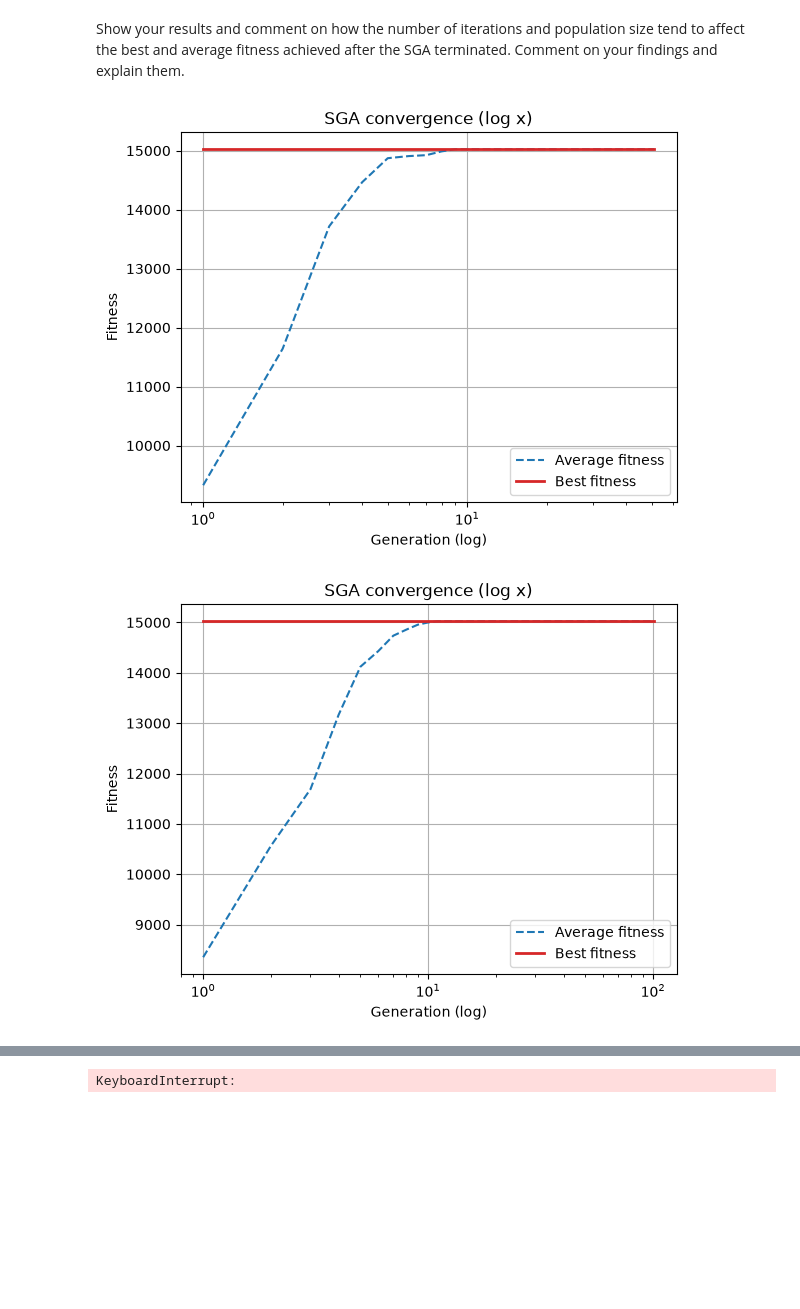
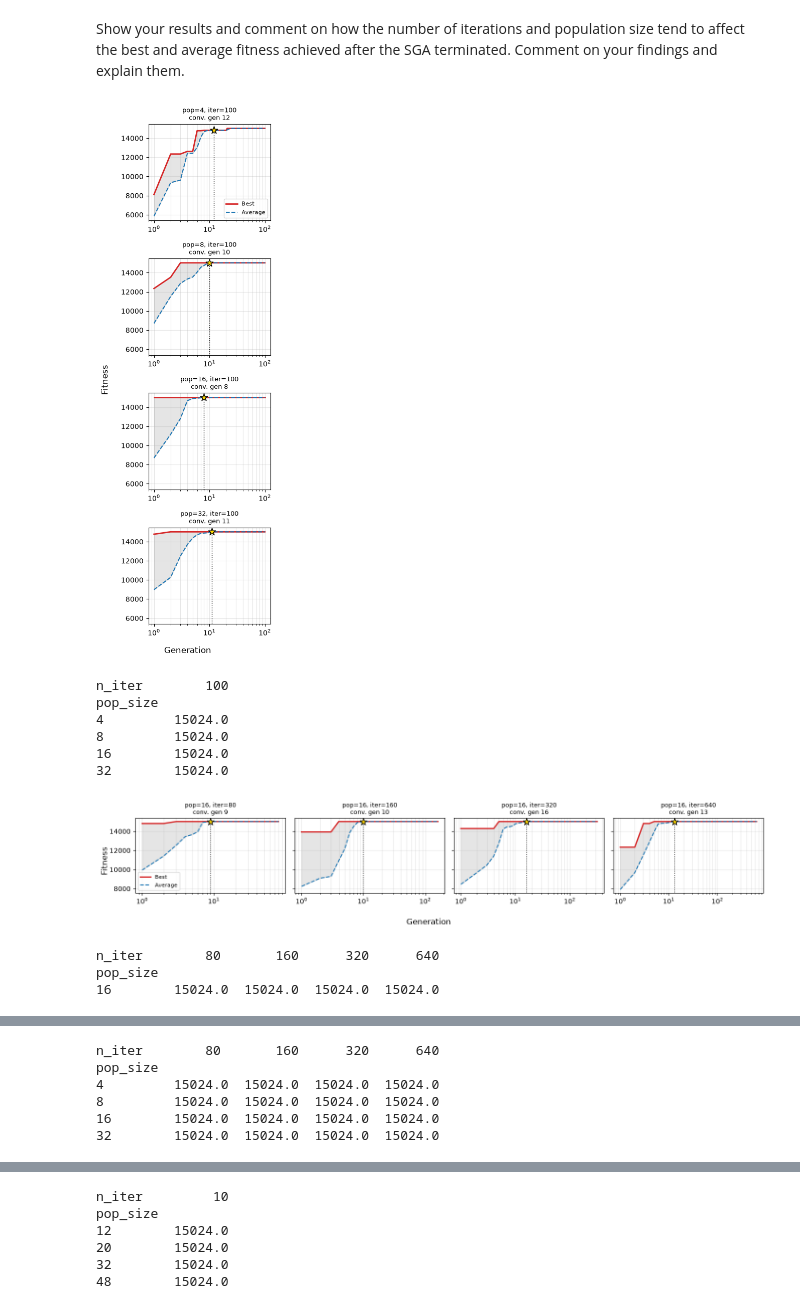
Before and after one commit to kormakursnorra/MachineLearningRepo, a Jupyter notebook: Project2/src/task1.ipynb, the cells around one changed output, grey strips where cells are left out. Saved outputs shown, nothing was run; the diff lists cells and outputs as text; code cells hidden in the pictures; blank space fills up the shorter version.

Commit message:
add more detailed plotting

```diff
--- a/Project2/src/task1.ipynb
+++ b/Project2/src/task1.ipynb
@@ -523,35 +541,41 @@ sga_trial( { "n_pop": 36, "n_bits": 6, "c_prob": 0.85, "m_prob": 1 / 6, "n_iter"
 # %% [markdown]
 Show your results and comment on how the number of iterations and population size tend to affect the best and average fitness achieved after the SGA terminated. Comment on your findings and explain them.
 # %%
-# Odd population size and and 1:1 ratio between pop. and gen.
-sga_trial( { "n_pop": 51, "n_bits": 6, "c_prob": 0.85, "m_prob": 1 / 6, "n_iter": 51 } )
+def varied_trials():
 
-# Odd population size and 1:2 ratio between pop. and gen.
-sga_trial( { "n_pop": 51, "n_bits": 6, "c_prob": 0.85, "m_prob": 1 / 6, "n_iter": 101 } )
+    # Trial 1: Ppopulation size doubles and fixed number of iterations
+    t1_n_pop, t1_n_iter = [4, 8, 16, 32], 100
 
-# Odd population size and 1:3 ratio between pop. and gen.
-sga_trial( { "n_pop": 51, "n_bits": 6, "c_prob": 0.85, "m_prob": 1 / 6, "n_iter": 100 } )
+    # Trial 2: Fixed population size and number of iterations doubles
+    t2_n_pop, t2_n_iter  = 16, [80, 160, 320, 640]
 
-# Odd population size and and 2:1 ratio between pop. and gen.
-sga_trial( { "n_pop": 102, "n_bits": 6, "c_prob": 0.85, "m_prob": 1 / 6, "n_iter": 51 } )
+    # Trial 3: Both population size and number of iterations double
+    t3_n_pop, t3_n_iter =  [4, 8, 16, 32], [80, 160, 320, 640]
 
-# Medium population size, and and 1:2 ratio between pop. and gen.
-sga_trial( { "n_pop": 150, "n_bits": 6, "c_prob": 0.85, "m_prob": 1 / 6, "n_iter": 300 } )
+    # Trial 4: Number of iterations < population size
+    t4_n_pop,  t4_n_iter = [12, 20, 32, 48], 10
 
-# Medium population size, and and 3:1 ratio between pop. and gen.
-sga_trial( { "n_pop": 150, "n_bits": 6, "c_prob": 0.85, "m_prob": 1 / 6, "n_iter": 50 } )
+    trials = [ (t1_n_pop, t1_n_iter),
+               (t2_n_pop, t2_n_iter),
+               (t3_n_pop, t3_n_iter),
+               (t4_n_pop,  t4_n_iter)
+            ]
+
+    for n_pop, n_iter in trials:
+        df = sga_trial_and_results( n_pop, n_iter )
+        print( df.pivot(index="pop_size", columns="n_iter", values="final_avg").round(1) )
 
 
-# The following runs take a while to complete (roughly 40 seconds)
-
-# Huge population size, and equal generations/iterations
-sga_trial( { "n_pop": 5_000, "n_bits": 6, "c_prob": 0.85, "m_prob": 1 / 6, "n_iter": 5_000 } )
-
-# Huge population size, and 2x generations/iterations
-sga_trial( { "n_pop": 2_500, "n_bits": 6, "c_prob": 0.85, "m_prob": 1 / 6, "n_iter": 5_000 } )
-
-# Huge population size, and 1/2 generations/iterations
-sga_trial( { "n_pop": 5_000, "n_bits": 6, "c_prob": 0.85, "m_prob": 1 / 6, "n_iter": 2_500 } )
+varied_trials()
 # %% [output]
-[figure, old version]
+[figure, new version]
+n_iter        100
+pop_size
+4         15024.0
+8         15024.0
+16        15024.0
+32        15024.0
-[figure, old version]
+[figure, new version]
+n_iter        80       160      320      640
+pop_size
+16        15024.0  15024.0  15024.0  15024.0
@@ -558,0 +583,6 @@ sga_trial( { "n_pop": 5_000, "n_bits": 6, "c_prob": 0.85, "m_prob": 1 / 6, "n_it
+n_iter        80       160      320      640
+pop_size
+4         15024.0  15024.0  15024.0  15024.0
+8         15024.0  15024.0  15024.0  15024.0
+16        15024.0  15024.0  15024.0  15024.0
+32        15024.0  15024.0  15024.0  15024.0
@@ -562 +590,6 @@ sga_trial( { "n_pop": 5_000, "n_bits": 6, "c_prob": 0.85, "m_prob": 1 / 6, "n_it
-KeyboardInterrupt:
+n_iter         10
+pop_size
+12        15024.0
+20        15024.0
+32        15024.0
+48        15024.0
```
Also changed, not shown: parts of 3 cells of this notebook.
